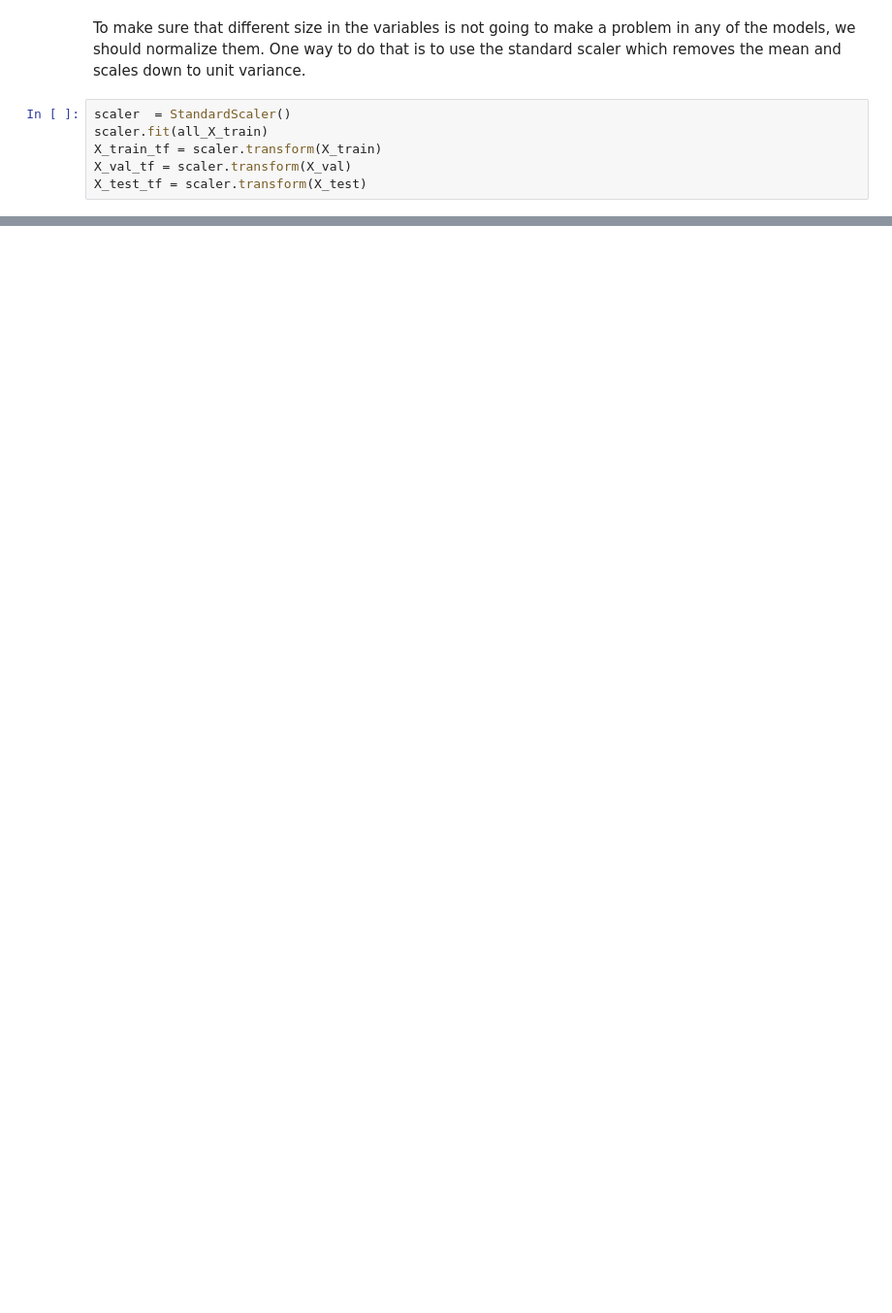
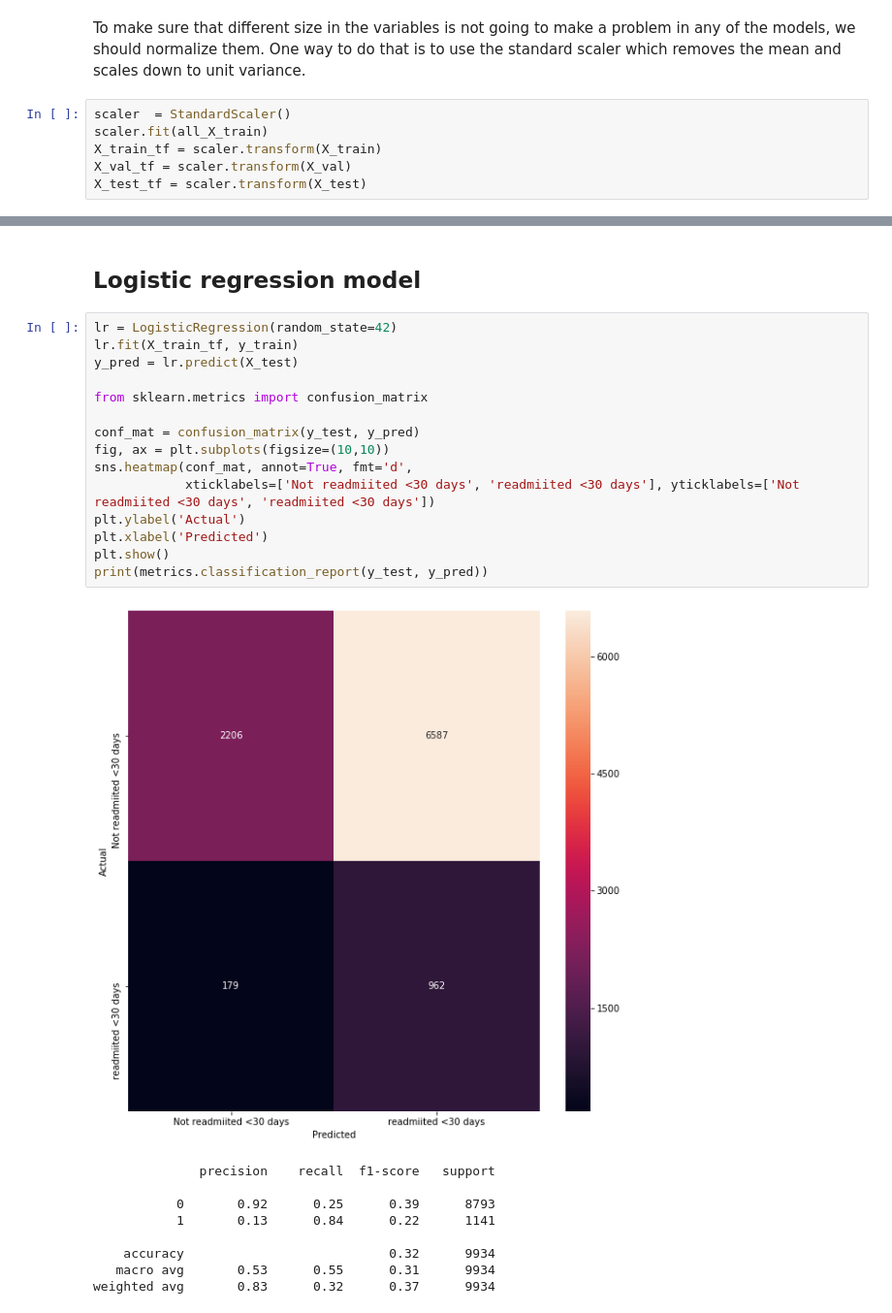
Before and after one commit to saragolesta/Complications-of-diabetes, a Jupyter notebook: Models.ipynb, the cells around one changed output, grey strips where cells are left out. Shown at 97% size. Drawn from its saved outputs; the diff is of its cells as text; blank space fills up the shorter version.

```diff
--- a/Models.ipynb
+++ b/Models.ipynb
@@ -227,0 +252,27 @@ weighted avg       0.81      0.85      0.83      9934
+# %% [markdown]
+## Logistic regression model
+# %%
+lr = LogisticRegression(random_state=42)
+lr.fit(X_train_tf, y_train)
+y_pred = lr.predict(X_test)
+
+from sklearn.metrics import confusion_matrix
+
+conf_mat = confusion_matrix(y_test, y_pred)
+fig, ax = plt.subplots(figsize=(10,10))
+sns.heatmap(conf_mat, annot=True, fmt='d',
+            xticklabels=['Not readmiited <30 days', 'readmiited <30 days'], yticklabels=['Not readmiited <30 days', 'readmiited <30 days'])
+plt.ylabel('Actual')
+plt.xlabel('Predicted')
+plt.show()
+print(metrics.classification_report(y_test, y_pred))
+# %% [output]
+[figure, added]
+              precision    recall  f1-score   support
+
+           0       0.92      0.25      0.39      8793
+           1       0.13      0.84      0.22      1141
+
+    accuracy                           0.32      9934
+   macro avg       0.53      0.55      0.31      9934
+weighted avg       0.83      0.32      0.37      9934
```
Also changed, not shown: parts of 25 cells of this notebook, 2 other files.
